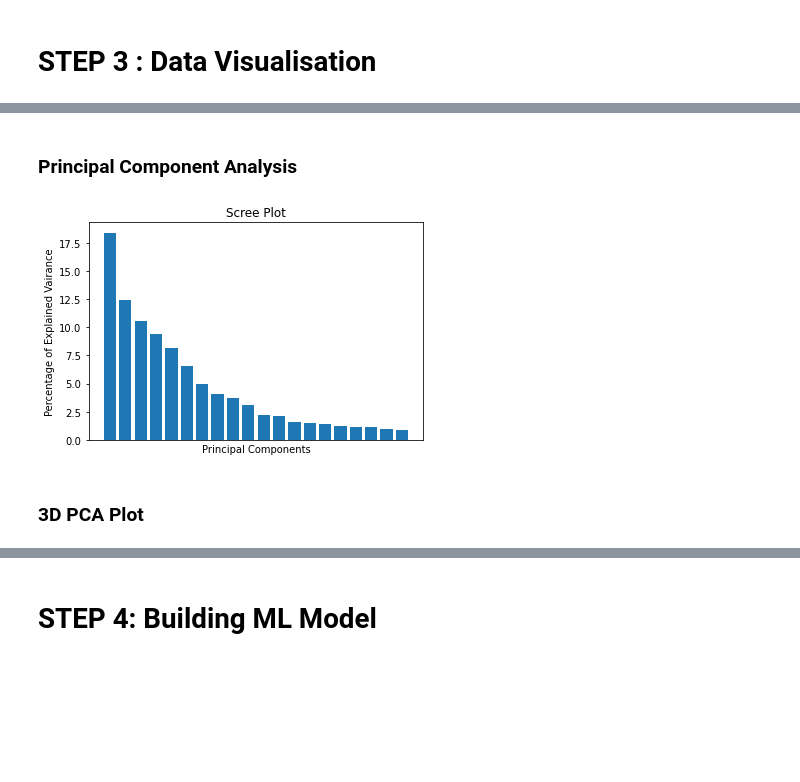
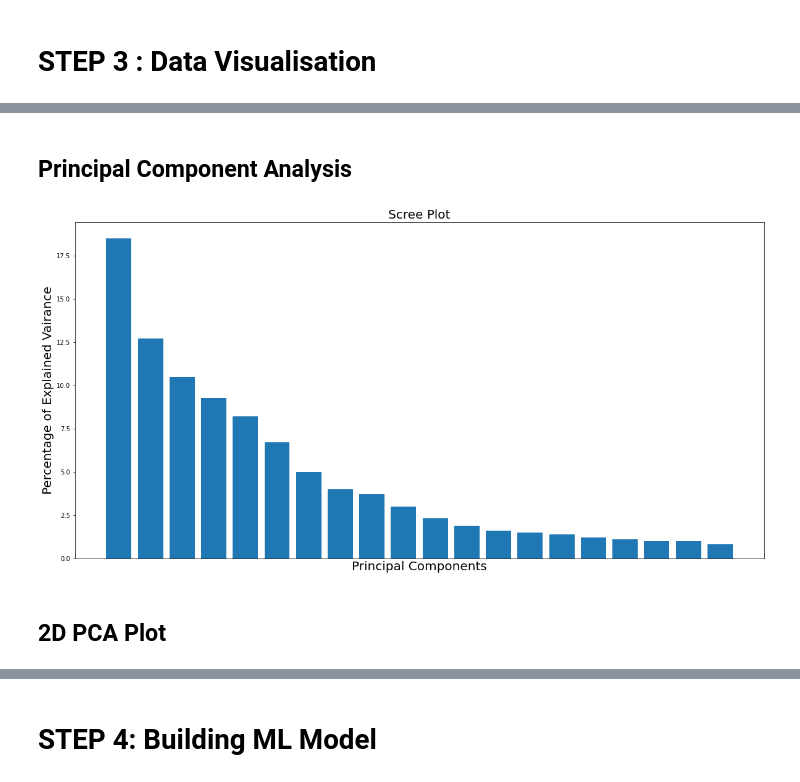
Before and after one commit to kevinlim-fr/Superv_Bin_Class-Online_Shoppers_Purchasing_Intention, a Jupyter notebook: FinalProject-SK1.ipynb, the cells around one changed output, grey strips where cells are left out. Cells and saved outputs as stored; diff of their text form; code cells hidden in the pictures; blank space fills up the shorter version.

```diff
--- a/FinalProject-SK1.ipynb
+++ b/FinalProject-SK1.ipynb
@@ -70,6 +87,17 @@ dataset = pd.concat([dataset_p_down,dataset_np_down])
 # %%
-from sklearn.model_selection import train_test_split
-from sklearn.preprocessing import MinMaxScaler
+#Encoding Categorical features
+column_trans = make_column_transformer((OneHotEncoder(),['Month','OperatingSystems','Browser','VisitorType','Weekend']),remainder='passthrough')
+
+#Purchased
+dataset_p = data[data.Revenue==True]
+#Not Purchased
+dataset_np = data[data.Revenue==False]
+
+#Downsampled Dataset
+dataset_p_down = resample(dataset_p,replace=False,n_samples=1000)
+dataset_np_down = resample(dataset_np,replace=False,n_samples=5000)
+dataset = pd.concat([dataset_p_down,dataset_np_down])
+
 # Identifying the class label
 X = dataset.drop(columns=['Revenue'])
 column_trans.fit(X)
@@ -77,8 +105,10 @@ X = column_trans.transform(X)
 scalar = MinMaxScaler()
 scalar.fit(X)
 y = dataset['Revenue']
-# Spliting the dataset
+
+# Creating training and testing set
 X_train, X_test, y_train, y_test = train_test_split(X,y,test_size=0.25,random_state=0)
+
 # Center and normalize the data
 X_train = scalar.transform(X_train)
 X_test = scalar.transform(X_test)
@@ -109,25 +126,20 @@ visu_p.describe()
 # %% [markdown]
-### Principal Component Analysis
+## Principal Component Analysis
 # %%
-from sklearn import decomposition
-from sklearn.decomposition import PCA
-import numpy as np
-import matplotlib.pyplot as plt
-from mpl_toolkits.mplot3d import Axes3D
-
 #Showing the first 20 most important axes
 pca = PCA(n_components=20)
-
 X_train_pca = pca.fit_transform(X_train)
 per_var = np.round(pca.explained_variance_ratio_*100,decimals=1)
 labels = [str(x) for x in range(1,len(per_var)+1)]
+plt.rcParams['figure.figsize'] = (20, 10)
+font=20
 plt.bar(x=range(1,len(per_var)+1),height=per_var)
 plt.tick_params(axis='x',which='both',bottom=False,top=False,labelbottom=False)
-plt.ylabel('Percentage of Explained Vairance')
-plt.xlabel('Principal Components')
-plt.title('Scree Plot')
+plt.ylabel('Percentage of Explained Vairance', fontsize = font)
+plt.xlabel('Principal Components', fontsize = font)
+plt.title('Scree Plot', fontsize = font)
 plt.show()
 # %% [output]
-[figure, old version]
+[figure, new version]
 # %% [markdown]
-### 3D PCA Plot
+## 2D PCA Plot
```
Also changed, not shown: parts of 62 cells of this notebook, 5 other files.
